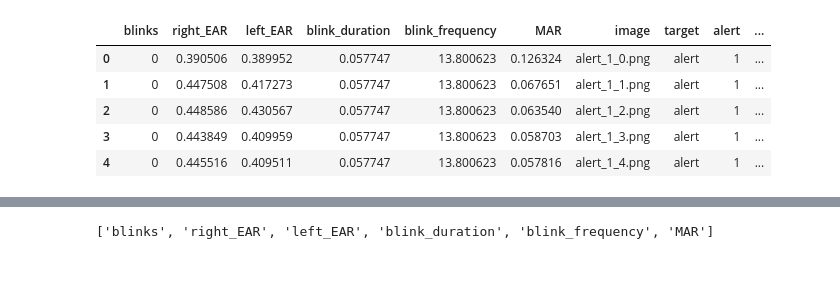
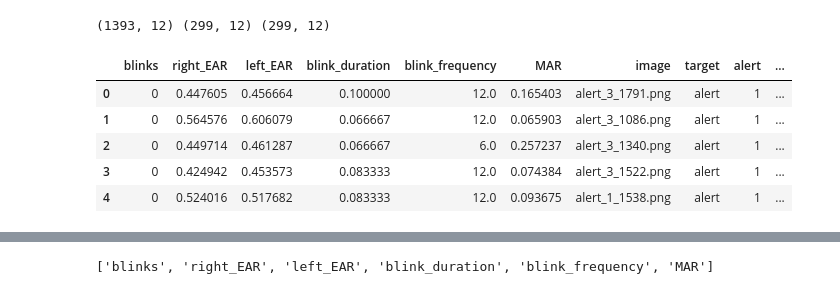
Before and after one commit to carlotala/TFG_BA_project_code, a Jupyter notebook: model_workflow.ipynb, the cells around one changed output, grey strips where cells are left out. Drawn from its saved outputs; the diff is of its cells as text; code cells hidden in the pictures.

```diff
--- a/model_workflow.ipynb
+++ b/model_workflow.ipynb
@@ -13,22 +20,25 @@ from keras.layers import Input, Conv2D, MaxPooling2D, Flatten, Dense, Concatenat
 labels = ['alert', 'slight_drowsy','mod_drowsy','very_drowsy'] # alert, slightly drowsy, moderately drowsy and very drowsy
 # %%
 # Load the CSV file into a DataFrame
-df = pd.read_csv('data/features/data_features.csv')
+train_df = pd.read_csv('data/features/data_features_train_sampled_filt.csv')
+val_df = pd.read_csv('data/features/data_features_val_sampled_filt.csv')
+test_df = pd.read_csv('data/features/data_features_test_sampled_filt.csv')
 
-# Perform one-hot encoding using get_dummies()
-encoded_columns = pd.get_dummies(df['target'])
+dfs = {'train': train_df, 'val': val_df, 'test': test_df}
+dfs_encoded = {}
 
-# Reorder the columns of encoded_columns to match the desired order
-encoded_columns = encoded_columns[labels]
+for name, df in dfs.items():
+  # Perform one-hot encoding using get_dummies()
+  encoded_columns = pd.get_dummies(df['target'])
 
-# Concatenate the one-hot encoded columns with the original DataFrame
-df_encoded = pd.concat([df, encoded_columns], axis=1)
+  # Reorder the columns of encoded_columns to match the desired order
+  encoded_columns = encoded_columns[labels]
 
-df_encoded.head()
+  # Concatenate the one-hot encoded columns with the original DataFrame
+  df_encoded = pd.concat([df, encoded_columns], axis=1)
+
+  dfs_encoded[name] = df_encoded
+
+train_df = dfs_encoded['train']
+val_df = dfs_encoded['val']
+test_df = dfs_encoded['test']
-# %% [output]
-|  | blinks | right_EAR | left_EAR | blink_duration | blink_frequency | MAR | image | target | alert | ... |
-| 0 | 0 | 0.390506 | 0.389952 | 0.057747 | 13.800623 | 0.126324 | alert_1_0.png | alert | 1 | ... |
-| 1 | 0 | 0.447508 | 0.417273 | 0.057747 | 13.800623 | 0.067651 | alert_1_1.png | alert | 1 | ... |
-| 2 | 0 | 0.448586 | 0.430567 | 0.057747 | 13.800623 | 0.063540 | alert_1_2.png | alert | 1 | ... |
-| 3 | 0 | 0.443849 | 0.409959 | 0.057747 | 13.800623 | 0.058703 | alert_1_3.png | alert | 1 | ... |
-| 4 | 0 | 0.445516 | 0.409511 | 0.057747 | 13.800623 | 0.057816 | alert_1_4.png | alert | 1 | ... |
@@ -39,3 +45,16 @@ test_df, val_df = train_test_split(test_df, test_size=0.5, random_state=1)
+# %%
+print(train_df.shape,val_df.shape,test_df.shape)
+# %% [output]
+(1393, 12) (299, 12) (299, 12)
+# %%
+train_df.head()
+# %% [output]
+|  | blinks | right_EAR | left_EAR | blink_duration | blink_frequency | MAR | image | target | alert | ... |
+| 0 | 0 | 0.447605 | 0.456664 | 0.100000 | 12.0 | 0.165403 | alert_3_1791.png | alert | 1 | ... |
+| 1 | 0 | 0.564576 | 0.606079 | 0.066667 | 12.0 | 0.065903 | alert_3_1086.png | alert | 1 | ... |
+| 2 | 0 | 0.449714 | 0.461287 | 0.066667 | 6.0 | 0.257237 | alert_3_1340.png | alert | 1 | ... |
+| 3 | 0 | 0.424942 | 0.453573 | 0.083333 | 12.0 | 0.074384 | alert_3_1522.png | alert | 1 | ... |
+| 4 | 0 | 0.524016 | 0.517682 | 0.083333 | 12.0 | 0.093675 | alert_1_1538.png | alert | 1 | ... |
 # %%
 # Create a MinMaxScaler object
 scaler = MinMaxScaler()
```
Also changed, not shown: parts of 30 cells of this notebook, 1 other file.
